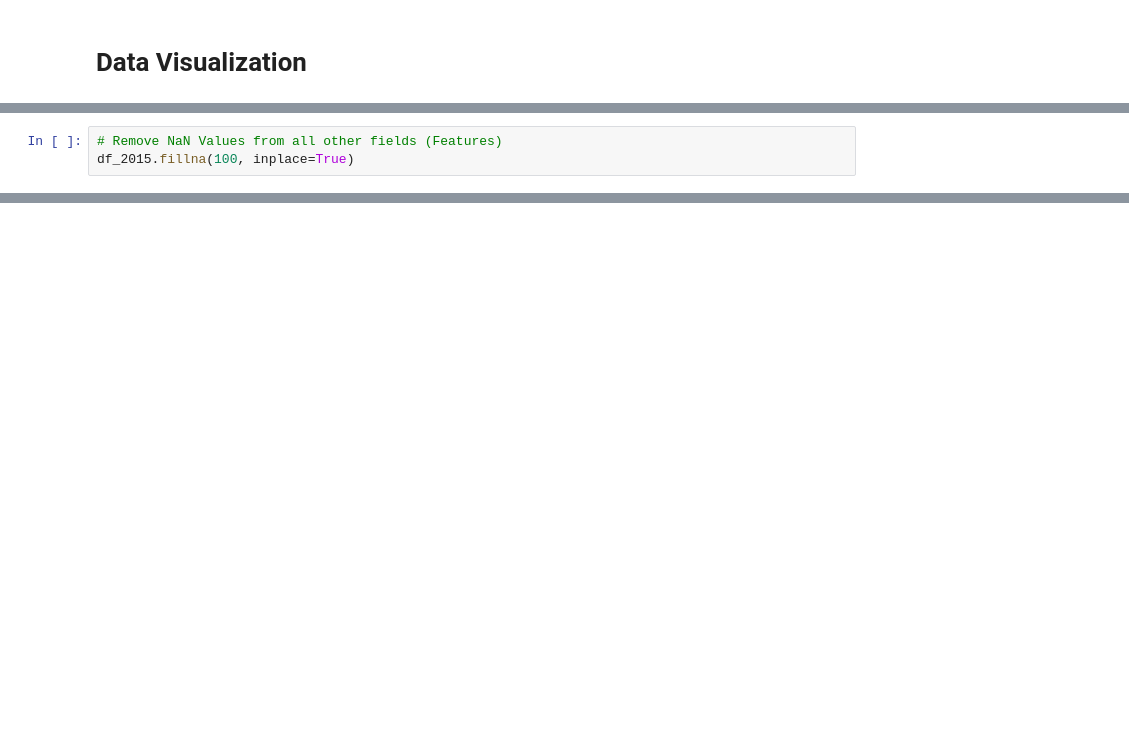
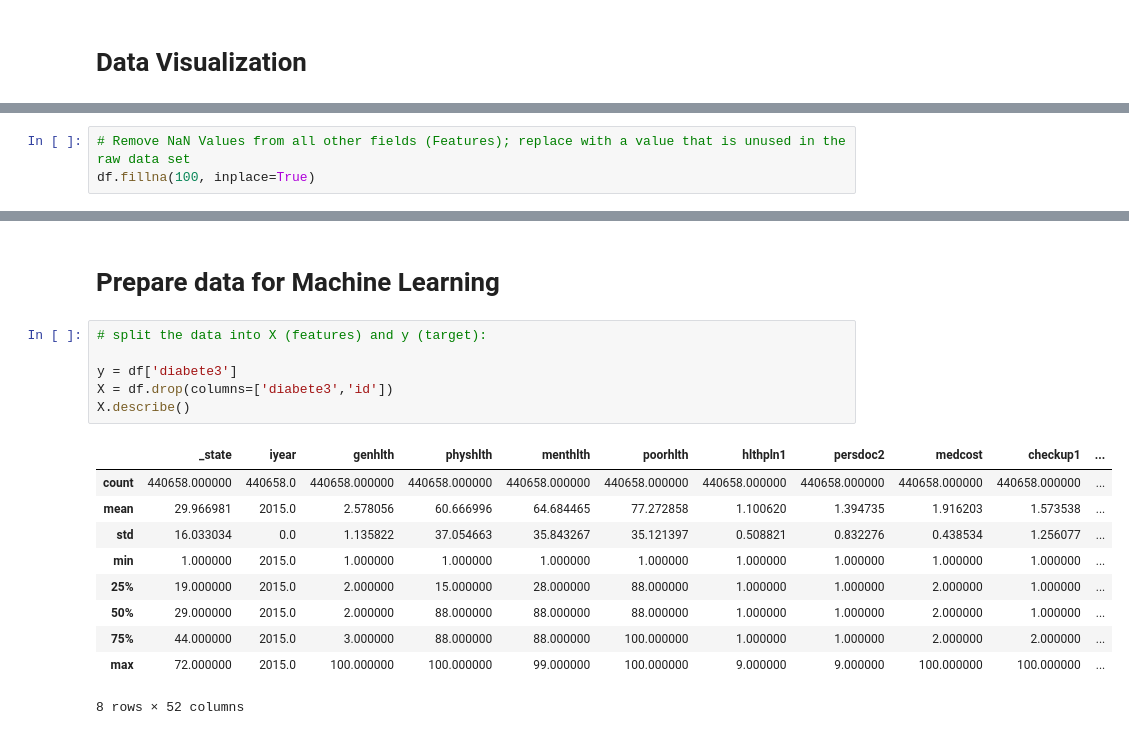
Before and after one commit to tbug-szoke/diabetes, a Jupyter notebook: 2015_EDA.ipynb, the cells around one changed output, grey strips where cells are left out. Drawn from its saved outputs; the diff is of its cells as text; blank space fills up the shorter version.

```diff
--- a/2015_EDA.ipynb
+++ b/2015_EDA.ipynb
@@ -126,4 +81,4 @@ df_2015['diabete3'].fillna(0, inplace=True)
 # %%
-# Remove NaN Values from all other fields (Features)
-df_2015.fillna(100, inplace=True)
+# Remove NaN Values from all other fields (Features); replace with a value that is unused in the raw data set
+df.fillna(100, inplace=True)
 # %%
@@ -146,3 +101,22 @@ _bmi5       0
 _frutsum    0
 _vegesum    0
 dtype: int64
+# %% [markdown]
+# Prepare data for Machine Learning
+# %%
+# split the data into X (features) and y (target):
+
+y = df['diabete3']
+X = df.drop(columns=['diabete3','id'])
+X.describe()
+# %% [output]
+|  | _state | iyear | genhlth | physhlth | menthlth | poorhlth | hlthpln1 | persdoc2 | medcost | checkup1 | ... |
+| count | 440658.000000 | 440658.0 | 440658.000000 | 440658.000000 | 440658.000000 | 440658.000000 | 440658.000000 | 440658.000000 | 440658.000000 | 440658.000000 | ... |
+| mean | 29.966981 | 2015.0 | 2.578056 | 60.666996 | 64.684465 | 77.272858 | 1.100620 | 1.394735 | 1.916203 | 1.573538 | ... |
+| std | 16.033034 | 0.0 | 1.135822 | 37.054663 | 35.843267 | 35.121397 | 0.508821 | 0.832276 | 0.438534 | 1.256077 | ... |
+| min | 1.000000 | 2015.0 | 1.000000 | 1.000000 | 1.000000 | 1.000000 | 1.000000 | 1.000000 | 1.000000 | 1.000000 | ... |
+| 25% | 19.000000 | 2015.0 | 2.000000 | 15.000000 | 28.000000 | 88.000000 | 1.000000 | 1.000000 | 2.000000 | 1.000000 | ... |
+| 50% | 29.000000 | 2015.0 | 2.000000 | 88.000000 | 88.000000 | 88.000000 | 1.000000 | 1.000000 | 2.000000 | 1.000000 | ... |
+| 75% | 44.000000 | 2015.0 | 3.000000 | 88.000000 | 88.000000 | 100.000000 | 1.000000 | 1.000000 | 2.000000 | 2.000000 | ... |
+| max | 72.000000 | 2015.0 | 100.000000 | 100.000000 | 99.000000 | 100.000000 | 9.000000 | 9.000000 | 100.000000 | 100.000000 | ... |
+8 rows × 52 columns
```
Also changed, not shown: parts of 29 cells of this notebook, 3 other files.
